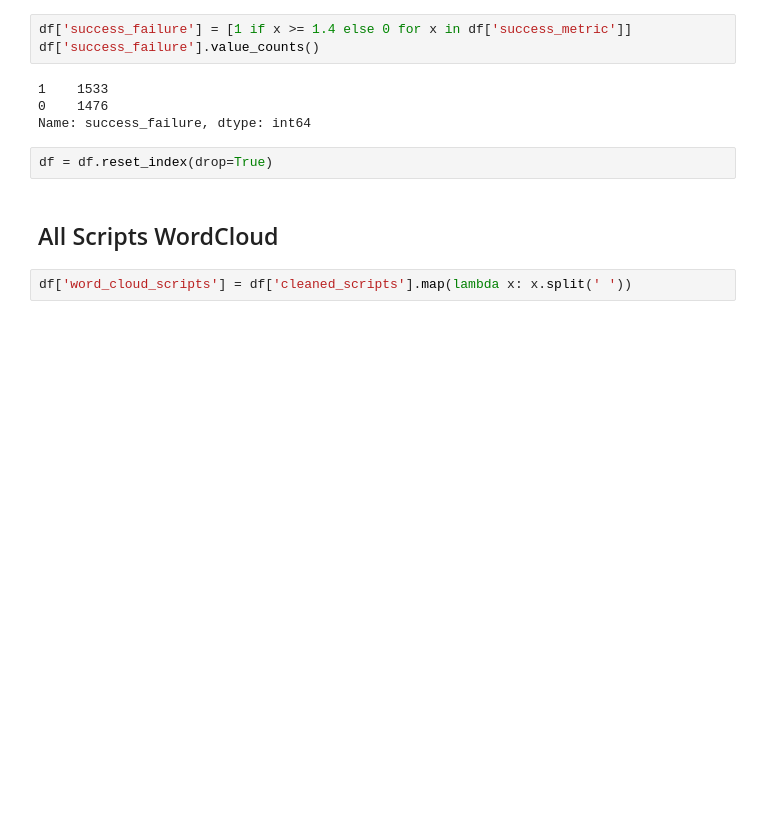
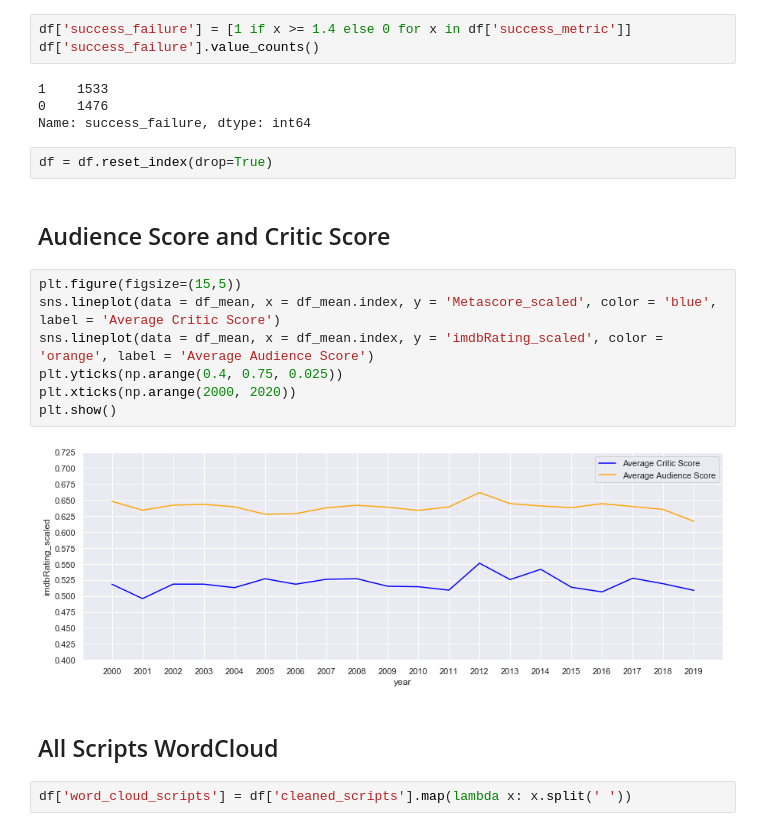
Before and after one commit to will4865/FlatironCapstoneProject, a Jupyter notebook: 4_eda_and_cleaning.ipynb, the cells around one changed output. Drawn from its saved outputs; the diff is of its cells as text; blank space fills up the shorter version.

```diff
--- a/4_eda_and_cleaning.ipynb
+++ b/4_eda_and_cleaning.ipynb
@@ -1089,6 +1112,17 @@ df['success_failure'].value_counts()
 Name: success_failure, dtype: int64
 # %%
 df = df.reset_index(drop=True)
+# %% [markdown]
+## Audience Score and Critic Score
+# %%
+plt.figure(figsize=(15,5))
+sns.lineplot(data = df_mean, x = df_mean.index, y = 'Metascore_scaled', color = 'blue', label = 'Average Critic Score')
+sns.lineplot(data = df_mean, x = df_mean.index, y = 'imdbRating_scaled', color = 'orange', label = 'Average Audience Score')
+plt.yticks(np.arange(0.4, 0.75, 0.025))
+plt.xticks(np.arange(2000, 2020))
+plt.show()
+# %% [output]
+[figure, added]
 # %% [markdown]
 ## All Scripts WordCloud
 # %%
```
Also changed, not shown: parts of 4 cells of this notebook.
